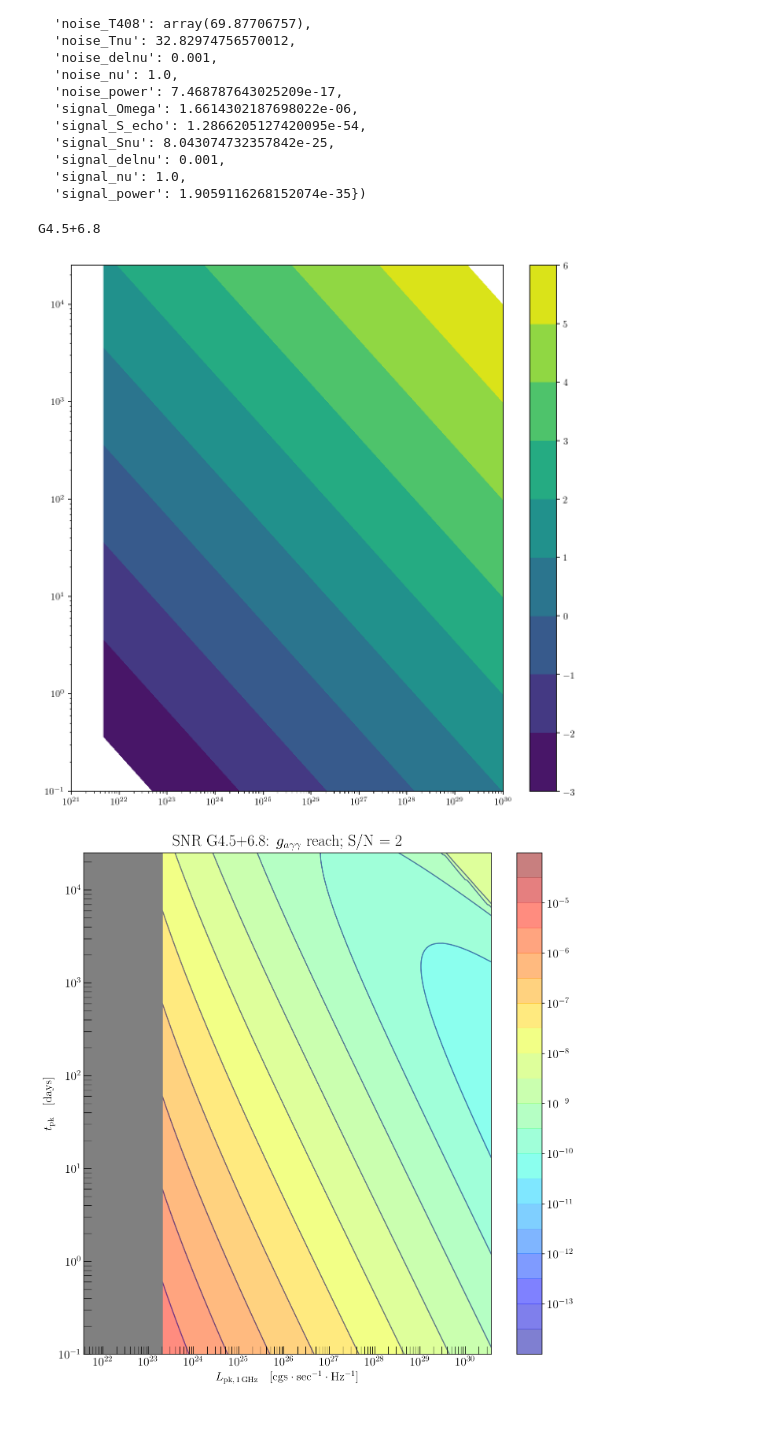
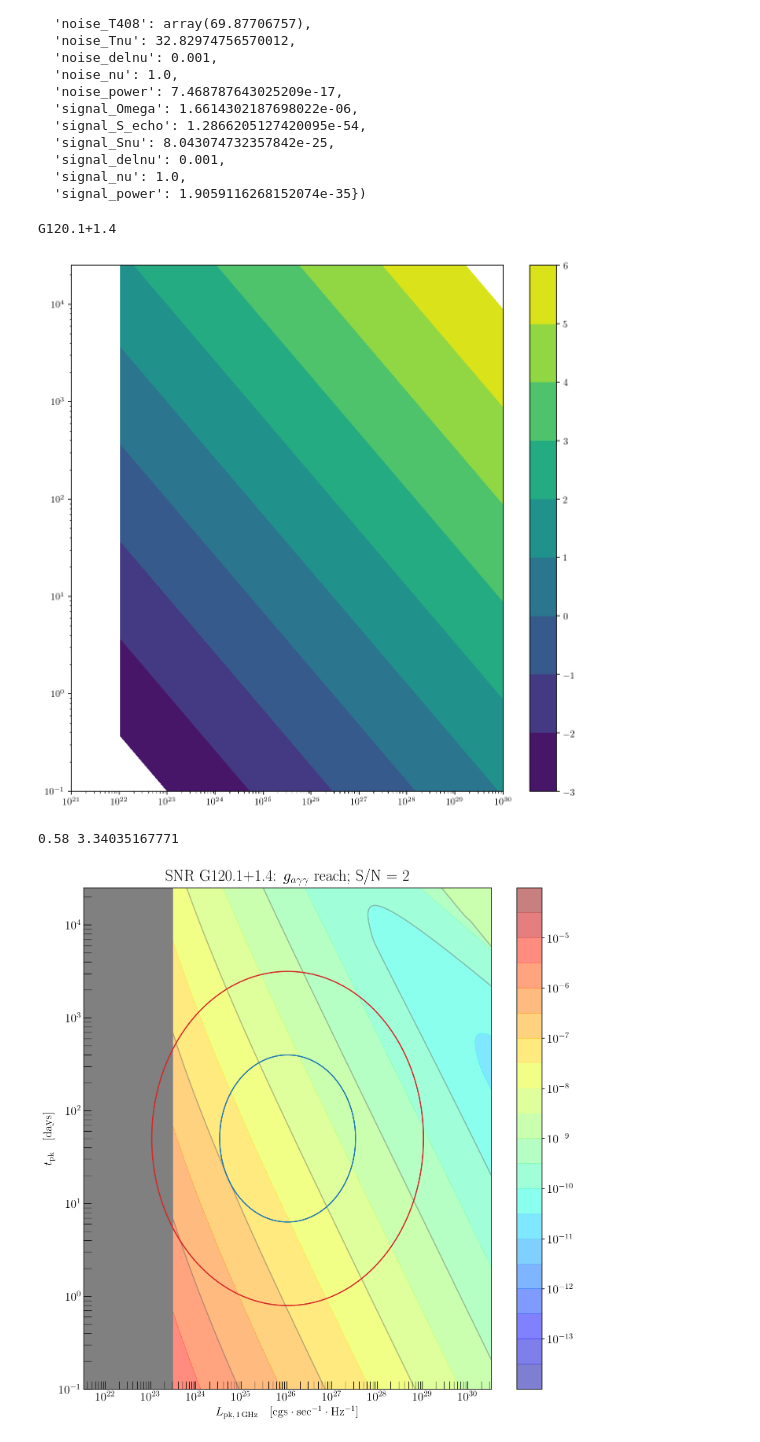
Before and after one commit to ManuelBuenAbad/snr_ghosts, a Jupyter notebook: workspace_notebooks/ws-8_param_space.ipynb, the cells around one changed output. Drawn from its saved outputs; the diff is of its cells as text; code cells hidden in the pictures.

```diff
--- a/workspace_notebooks/ws-8_param_space.ipynb
+++ b/workspace_notebooks/ws-8_param_space.ipynb
@@ -231,7 +231,7 @@ t_trans=4.1e+00, t_age=9.4e-03, tpk=1.4e-01
   'signal_power': 1.9059116268152074e-35})
 # %%
 # Selecting a SNR to explore:
-name = sorted_sigs_keys[0]
+name = sorted_sigs_keys[2]
 snr = gr.snrs_cut[name]
 
 print(name)
@@ -247,7 +247,7 @@ _, ga_Gr, _, _, no_Gr = gr.snr_reach(name,
 
 short_age = (time_Gr < r*(gr.pre_tpk_Gr/365.)).astype(int)
 # %% [output]
-G4.5+6.8
+G120.1+1.4
 # %%
 # figure properties
 title_sz = 20.
@@ -268,7 +268,7 @@ fig.colorbar(cs)
 
 plt.xscale("log"),plt.yscale("log");
 # %% [output]
-[figure, old version]
+[figure, new version]
 # %%
 # figure properties
 title_sz = 20.
@@ -280,35 +280,37 @@ fig, ax = plt.subplots()
 
 ga_lvls = 10**np.arange(-14., -3.5, 0.5) # axion photon coupling levels
 from_Bieten_to_pivot = (nu_pivot/nuB)**-snr.alpha
+print snr.alpha, from_Bieten_to_pivot
 
 tpk_arr = np.copy(gr.pre_tpk_arr)
 new_Lpk_arr = np.copy(gr.pre_Lpk_arr)*from_Bieten_to_pivot # to plot w/ Lpk @ 1GHz
 
 # contours for best possible ga
 cs = ax.contourf(new_Lpk_arr, tpk_arr, ga_Gr, cmap="jet", levels=ga_lvls, alpha=0.5, zorder=-2, locator=ticker.LogLocator())
-ax.contour(new_Lpk_arr, tpk_arr, ga_Gr, cmap="jet", levels=ga_lvls, alpha=0.5, zorder=-2)
+ax.contour(new_Lpk_arr, tpk_arr, ga_Gr, colors="grey", levels=np.logspace(-13, -5, 9), alpha=0.5, zorder=-2, locator=ticker.LogLocator())
 ax.contourf(new_Lpk_arr, tpk_arr, no_Gr, levels=[0.9999, 1.0001], colors=['grey'], alpha=1., zorder=-1)
 
 cbar = fig.colorbar(cs, ticks=np.logspace(-13, -5, 9))
 cbar.ax.tick_params(labelsize=label_sz)
 
 # exploration plots:
 # ax.scatter(pars_sigs[name]['Lpk']*from_Bieten_to_pivot, pars_sigs[name]['tpk'], s=300., zorder=10., marker='*', color="C2")
 # ax.contourf(new_Lpk_arr, tpk_arr, log10(ga_Gr), levels=[log10(ga_cast), 100.], colors=['indigo'], alpha=0.2, zorder=-1)
 # ax.contourf(new_Lpk_arr, tpk_arr, no_Gr, levels=[0.9999, 1.0001], colors=['k'], alpha=0.4, zorder=-1)
 # ax.contourf(new_Lpk_arr, tpk_arr, short_age, levels=[0.9999, 1.0001], colors=['r'], alpha=0.4, zorder=-1)
-# ax.contour(new_Lpk_arr, tpk_arr, gr.sigs_Gr, levels=[1., 2.], colors=['C0', 'C3'], linestyles=['-', '-'])
+ax.contour(new_Lpk_arr, tpk_arr, gr.sigs_Gr, levels=[1., 2.], colors=['C0', 'C3'], linestyles=['-', '-'])
 
 ax.set_title("SNR "+name+r": $g_{a\gamma\gamma}$ reach; S/N = "+str(int(sn_th)), fontsize=title_sz)
 ax.set_ylabel(r"$t_{\rm pk}\quad[\mathrm{days}]$", fontsize=label_sz);
 ax.set_xlabel(r"$L_{\rm pk, \, 1\,GHz}\quad[\mathrm{cgs \cdot sec^{-1} \cdot Hz^{-1}}]$", fontsize=label_sz);
 ax.set_xscale("log");ax.set_yscale("log");
 ax.tick_params("both", which="both", labelsize=label_sz, direction="in", length=10.)
 
 folder = "./plots/"
 filename = name+"_r-{}_1GHz.pdf".format(int(r))
 
 plt.tight_layout()
-plt.savefig(folder+filename, bbox_inches="tight")
+# plt.savefig(folder+filename, bbox_inches="tight")
 # %% [output]
+0.58 3.34035167771
-[figure, old version]
+[figure, new version]
```
Also changed, not shown: parts of 1 cell of this notebook, 3 other files.
